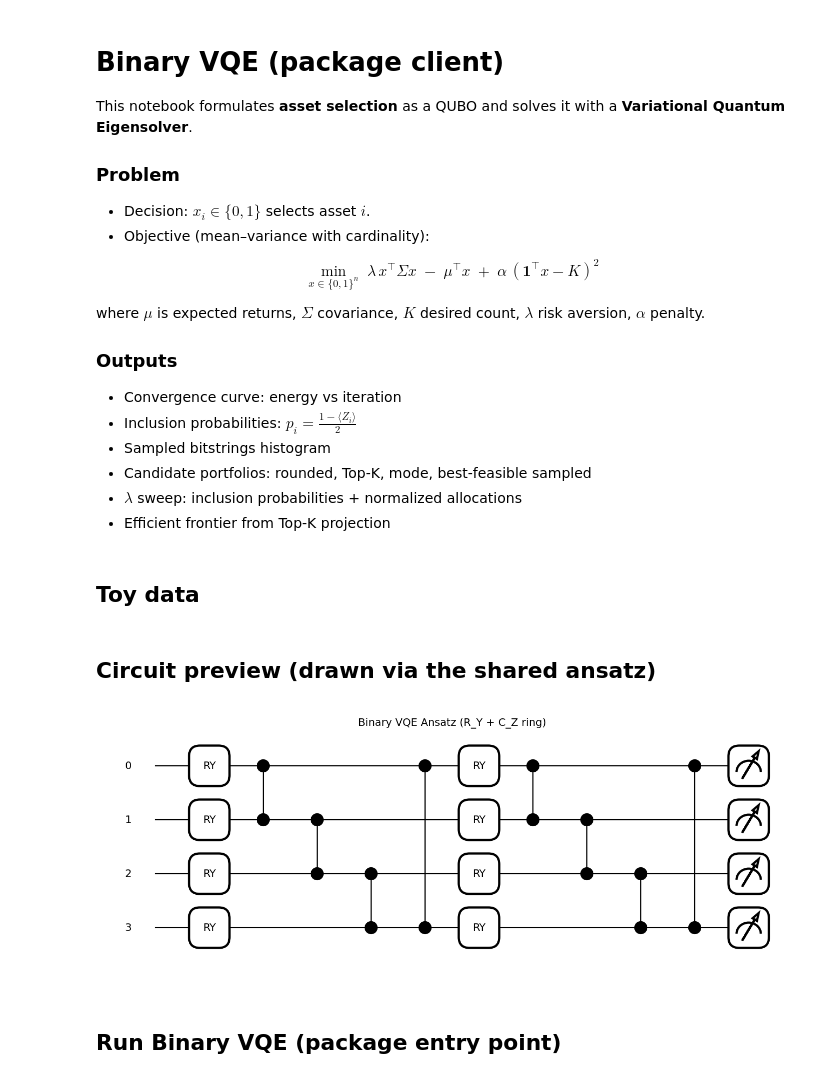
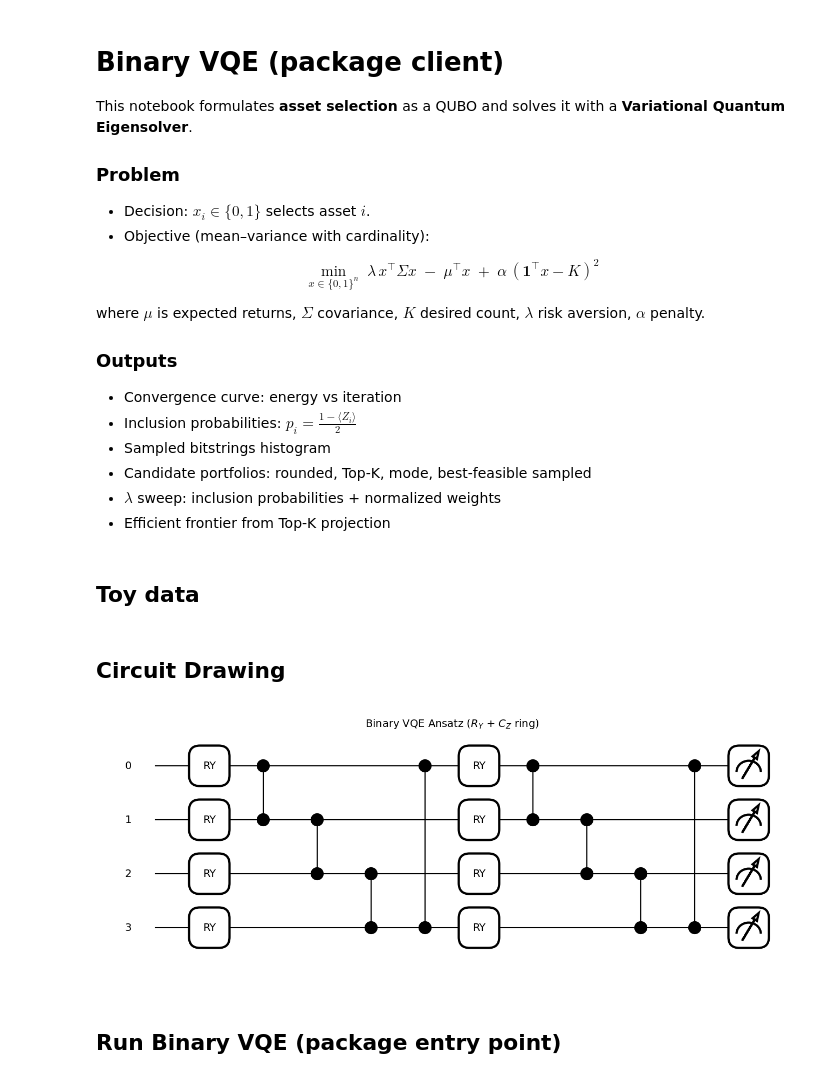
Before and after one commit to SidRichardsQuantum/VQE_Portfolio_Optimization, a Jupyter notebook: notebooks/Binary.ipynb, the cells around one changed output. Cells and saved outputs as stored; diff of their text form; code cells hidden in the pictures.

```diff
--- a/notebooks/Binary.ipynb
+++ b/notebooks/Binary.ipynb
@@ -19,7 +19,7 @@ where $\mu$ is expected returns, $\Sigma$ covariance, $K$ desired count, $\lambd
 - Inclusion probabilities: $p_i = \tfrac{1-\langle Z_i\rangle}{2}$
 - Sampled bitstrings histogram
 - Candidate portfolios: rounded, Top-K, mode, best-feasible sampled
-- $\lambda$ sweep: inclusion probabilities + normalized allocations
+- $\lambda$ sweep: inclusion probabilities + normalized weights
 - Efficient frontier from Top-K projection
 # %%
 from __future__ import annotations
@@ -76,24 +76,24 @@ STEPS = 75
 STEPSIZE = 0.3
 LOG_EVERY = 5
 # %% [markdown]
-## Circuit preview (drawn via the shared ansatz)
+## Circuit Drawing
 # %%
 dev_preview = qml.device("default.qubit", wires=n, shots=None)
 
 
 @qml.qnode(dev_preview, interface="autograd")
 def circuit_preview(params: np.ndarray):
     binary_hwe_ry_cz_ring(params, depth=DEPTH, n_wires=n)
     return [qml.expval(qml.PauliZ(i)) for i in range(n)]
 
 
 demo_params = np.tile(np.linspace(0.0, np.pi / 2, n), (DEPTH, 1))
 fig, ax = draw_mpl(circuit_preview)(demo_params)
-fig.suptitle("Binary VQE Ansatz (R_Y + C_Z ring)", fontsize=14)
+fig.suptitle(r"Binary VQE Ansatz ($R_Y$ + $C_Z$ ring)", fontsize=14)
 savefig(OUTDIR / "Binary_VQE_Circuit.png", dpi=300)
 plt.show()
 # %% [output]
-[figure, old version]
+[figure, new version]
 # %% [markdown]
 ## Run Binary VQE (package entry point)
 # %%
```
Also changed, not shown: parts of 5 cells of this notebook, 29 other files.
